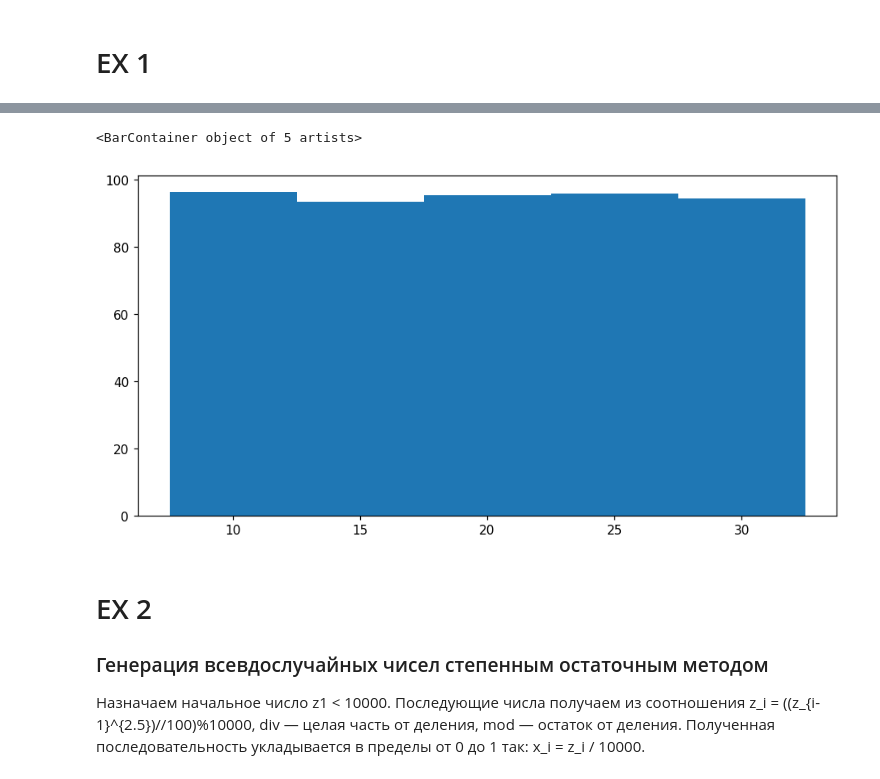
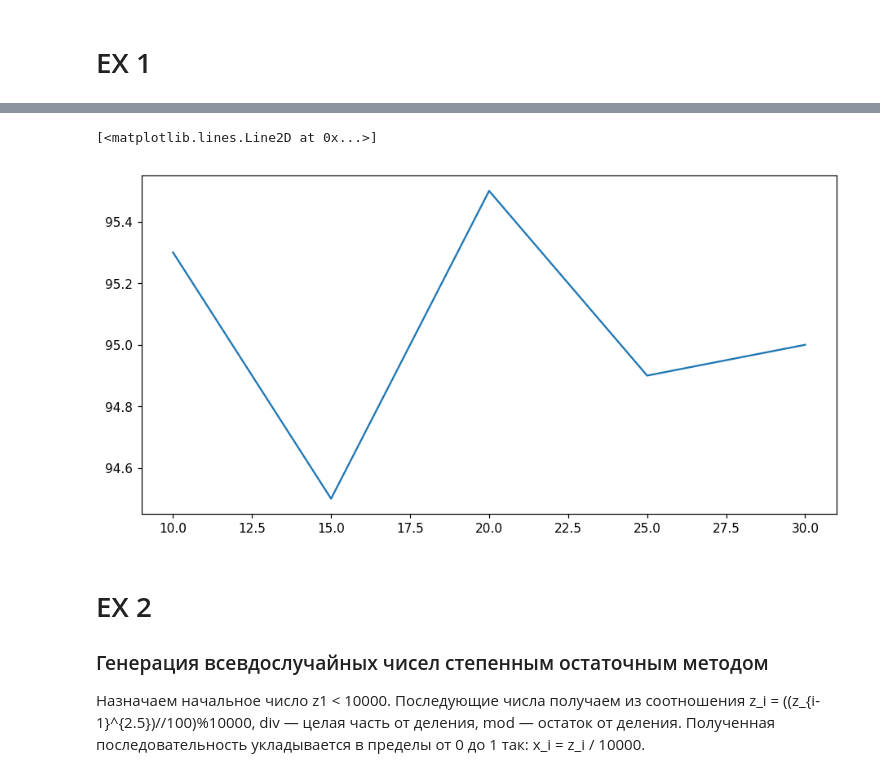
Before and after one commit to A6a7H/Smth-Prcts, a Jupyter notebook: MatStat/HW.ipynb, the cells around one changed output, grey strips where cells are left out. Saved outputs shown, nothing was run; the diff lists cells and outputs as text; code cells hidden in the pictures.

```diff
--- a/MatStat/HW.ipynb
+++ b/MatStat/HW.ipynb
@@ -68,9 +69,9 @@ print('{:.1f}'.format(therth) + ' %')
 # %%
 fig = plt.figure(figsize=(10., 5.), dpi=110)
-plt.bar([10, 15, 20, 25, 30], [ten, fifth, twenth, twenfifth, therth], width=5, linewidth=100, alpha=1)
+plt.plot([10, 15, 20, 25, 30], [ten, fifth, twenth, twenfifth, therth])
 # %% [output]
-<BarContainer object of 5 artists>
+[<matplotlib.lines.Line2D at 0x...>]
-[figure, old version]
+[figure, new version]
 # %% [markdown]
 # EX 2
 ### Генерация всевдослучайных чисел степенным остаточным методом
```
Also changed, not shown: parts of 17 cells of this notebook, 5 other files.
